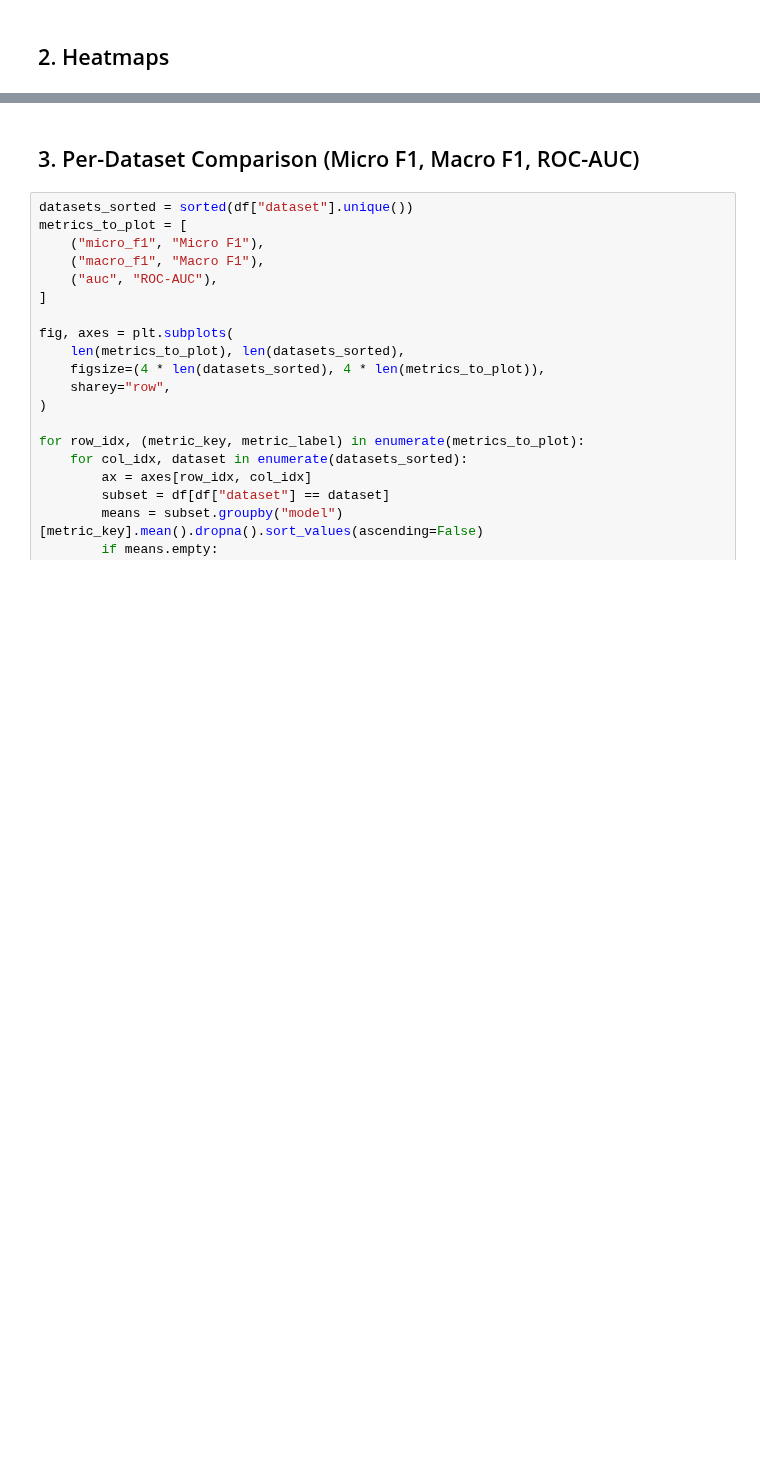
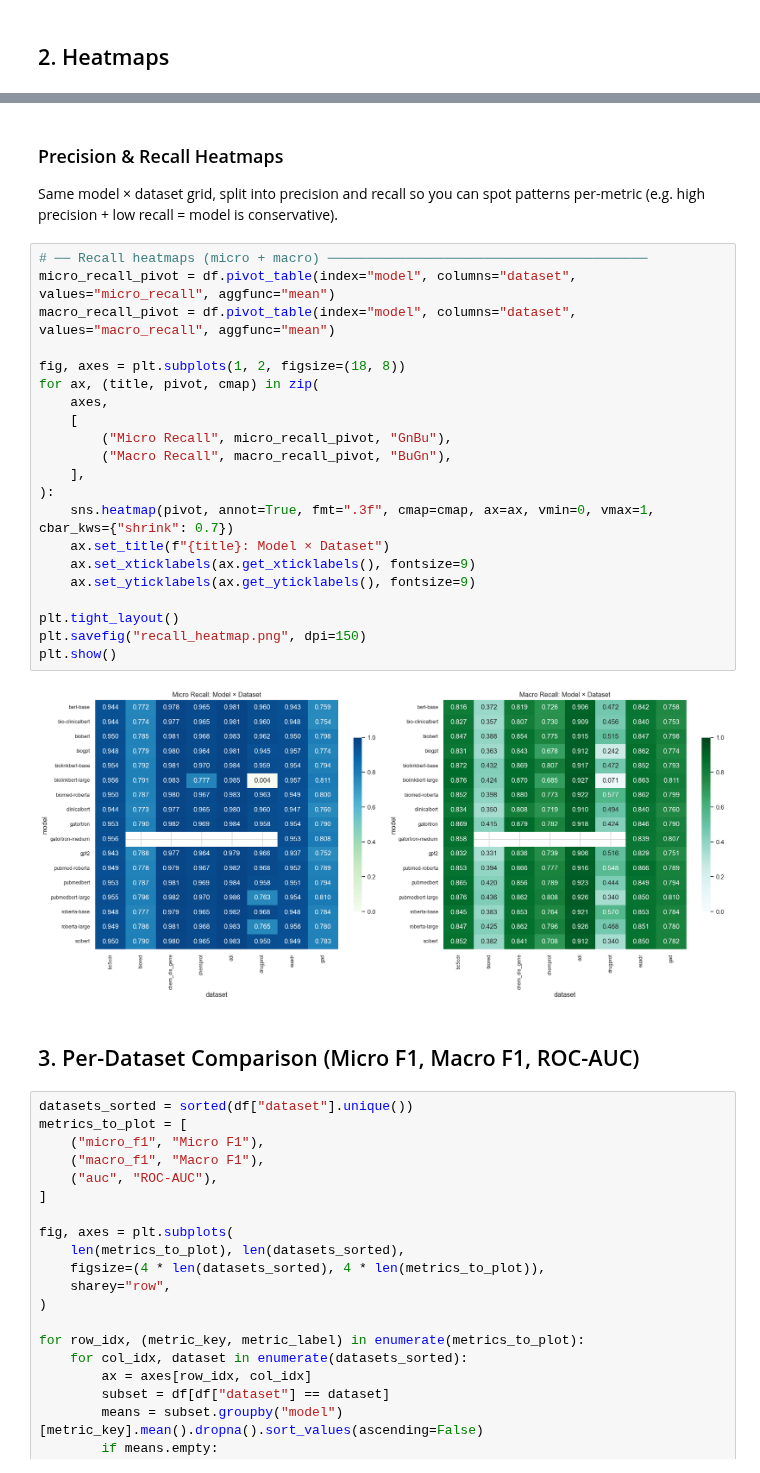
Before and after one commit to Basel-Alshaikhdeeb/medre-bench, a Jupyter notebook: notebooks/results_analysis.ipynb, the cells around one changed output, grey strips where cells are left out. Saved outputs shown, nothing was run; the diff lists cells and outputs as text; blank space fills up the shorter version.

```diff
--- a/notebooks/results_analysis.ipynb
+++ b/notebooks/results_analysis.ipynb
@@ -133,3 +157,30 @@ plt.show()
+# %% [markdown]
+### Precision & Recall Heatmaps
+
+Same model × dataset grid, split into precision and recall so you can spot patterns per-metric (e.g. high precision + low recall = model is conservative).
+# %%
+# ── Recall heatmaps (micro + macro) ─────────────────────────────────────────
+micro_recall_pivot = df.pivot_table(index="model", columns="dataset", values="micro_recall", aggfunc="mean")
+macro_recall_pivot = df.pivot_table(index="model", columns="dataset", values="macro_recall", aggfunc="mean")
+
+fig, axes = plt.subplots(1, 2, figsize=(18, 8))
+for ax, (title, pivot, cmap) in zip(
+    axes,
+    [
+        ("Micro Recall", micro_recall_pivot, "GnBu"),
+        ("Macro Recall", macro_recall_pivot, "BuGn"),
+    ],
+):
+    sns.heatmap(pivot, annot=True, fmt=".3f", cmap=cmap, ax=ax, vmin=0, vmax=1, cbar_kws={"shrink": 0.7})
+    ax.set_title(f"{title}: Model × Dataset")
+    ax.set_xticklabels(ax.get_xticklabels(), fontsize=9)
+    ax.set_yticklabels(ax.get_yticklabels(), fontsize=9)
+
+plt.tight_layout()
+plt.savefig("recall_heatmap.png", dpi=150)
+plt.show()
+# %% [output]
+[figure, added]
 # %% [markdown]
 ## 3. Per-Dataset Comparison (Micro F1, Macro F1, ROC-AUC)
 # %%
```
Also changed, not shown: parts of 8 cells of this notebook, 8 other files.
